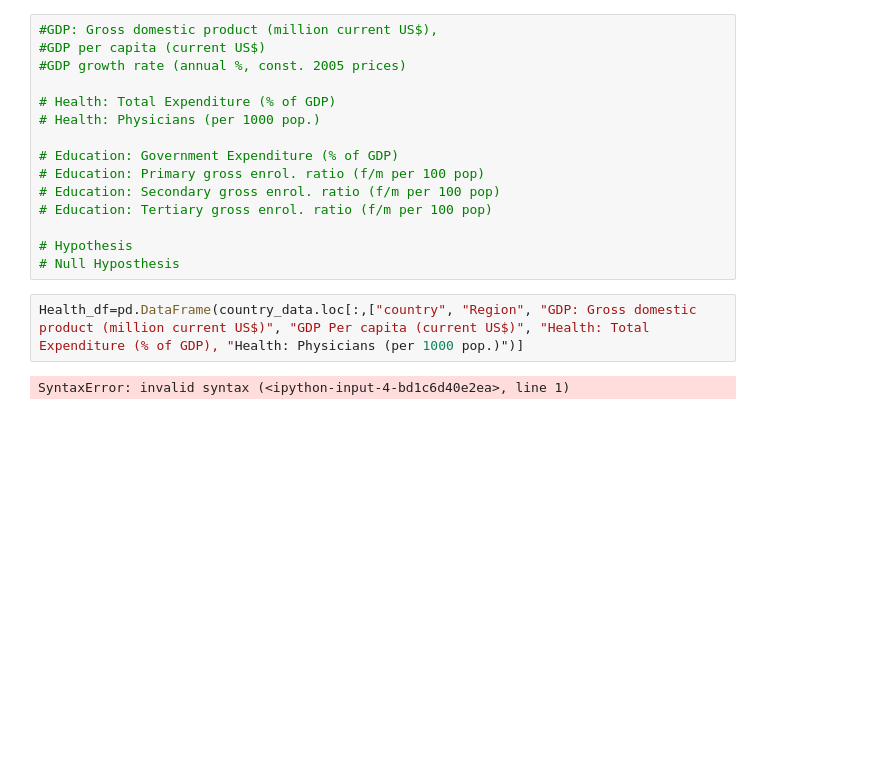
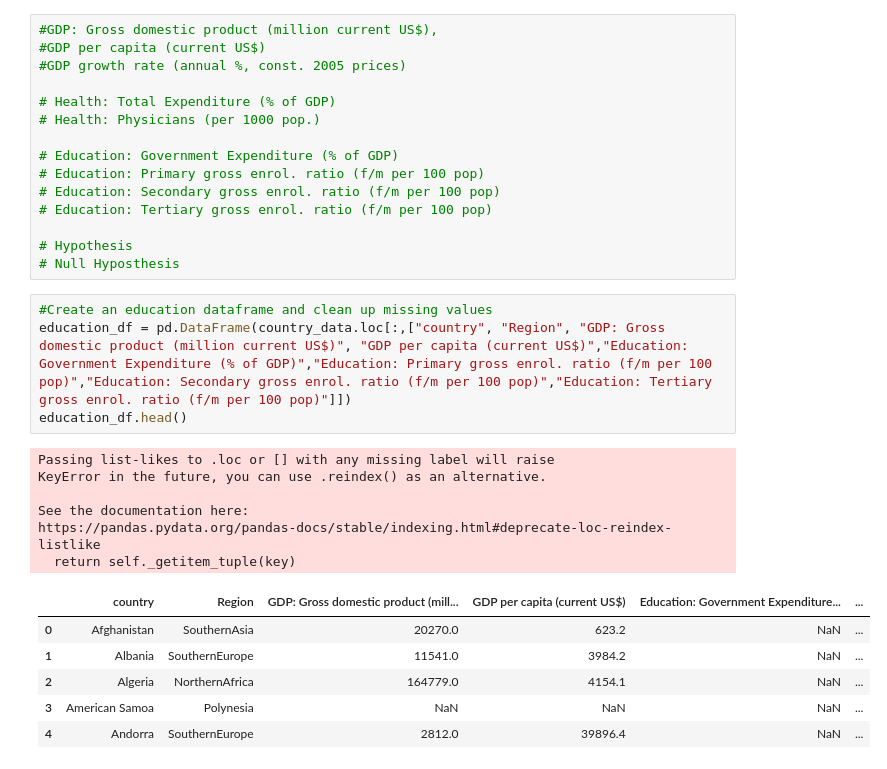
Before and after one commit to Data-Analytics-Project-Group/Visualizing-World-Economic-Trends, a Jupyter notebook: Visualizing World Economic Trends.ipynb, the cells around one changed output. Cells and saved outputs as stored; diff of their text form; blank space fills up the shorter version.

```diff
--- a/Visualizing World Economic Trends.ipynb
+++ b/Visualizing World Economic Trends.ipynb
@@ -33,6 +111,19 @@ country_data.head()
 # Hypothesis
 # Null Hyposthesis
 # %%
-Health_df=pd.DataFrame(country_data.loc[:,["country", "Region", "GDP: Gross domestic product (million current US$)", "GDP Per capita (current US$)", "Health: Total Expenditure (% of GDP), "Health: Physicians (per 1000 pop.)")]
+#Create an education dataframe and clean up missing values
+education_df = pd.DataFrame(country_data.loc[:,["country", "Region", "GDP: Gross domestic product (million current US$)", "GDP per capita (current US$)","Education: Government Expenditure (% of GDP)","Education: Primary gross enrol. ratio (f/m per 100 pop)","Education: Secondary gross enrol. ratio (f/m per 100 pop)","Education: Tertiary gross enrol. ratio (f/m per 100 pop)"]])
+education_df.head()
 # %% [output]
-SyntaxError: invalid syntax (<ipython-input-4-bd1c6d40e2ea>, line 1)
+Passing list-likes to .loc or [] with any missing label will raise
+KeyError in the future, you can use .reindex() as an alternative.
+
+See the documentation here:
+https://pandas.pydata.org/pandas-docs/stable/indexing.html#deprecate-loc-reindex-listlike
+  return self._getitem_tuple(key)
+|  | country | Region | GDP: Gross domestic product (mill... | GDP per capita (current US$) | Education: Government Expenditure... | ... |
+| 0 | Afghanistan | SouthernAsia | 20270.0 | 623.2 | NaN | ... |
+| 1 | Albania | SouthernEurope | 11541.0 | 3984.2 | NaN | ... |
+| 2 | Algeria | NorthernAfrica | 164779.0 | 4154.1 | NaN | ... |
+| 3 | American Samoa | Polynesia | NaN | NaN | NaN | ... |
+| 4 | Andorra | SouthernEurope | 2812.0 | 39896.4 | NaN | ... |
```
Also changed, not shown: parts of 10 cells of this notebook.
